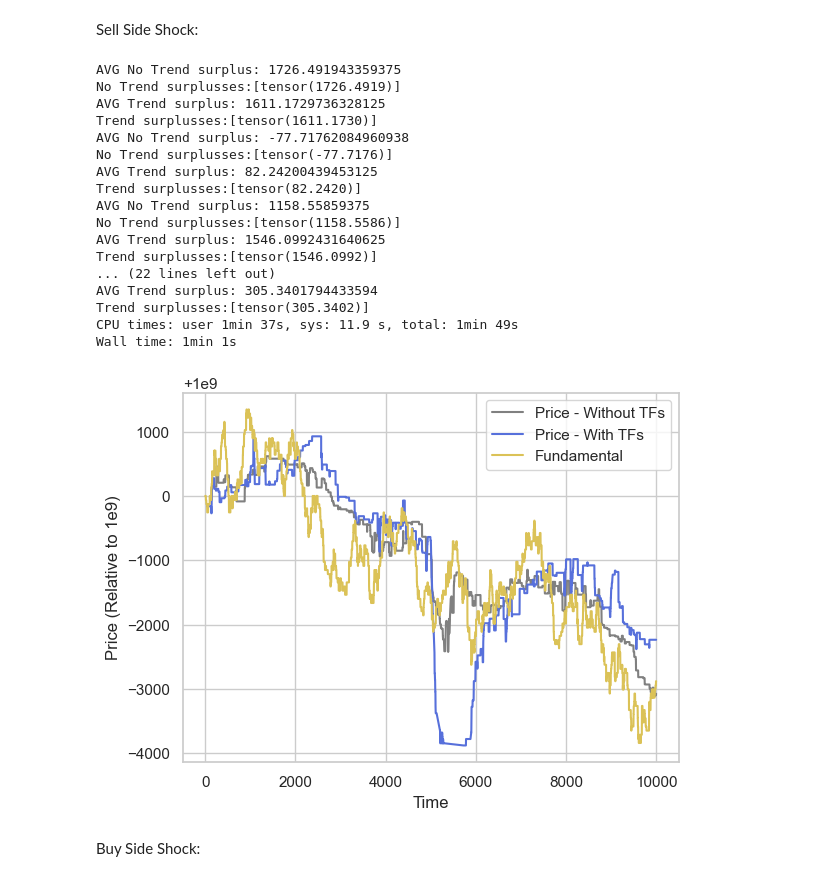
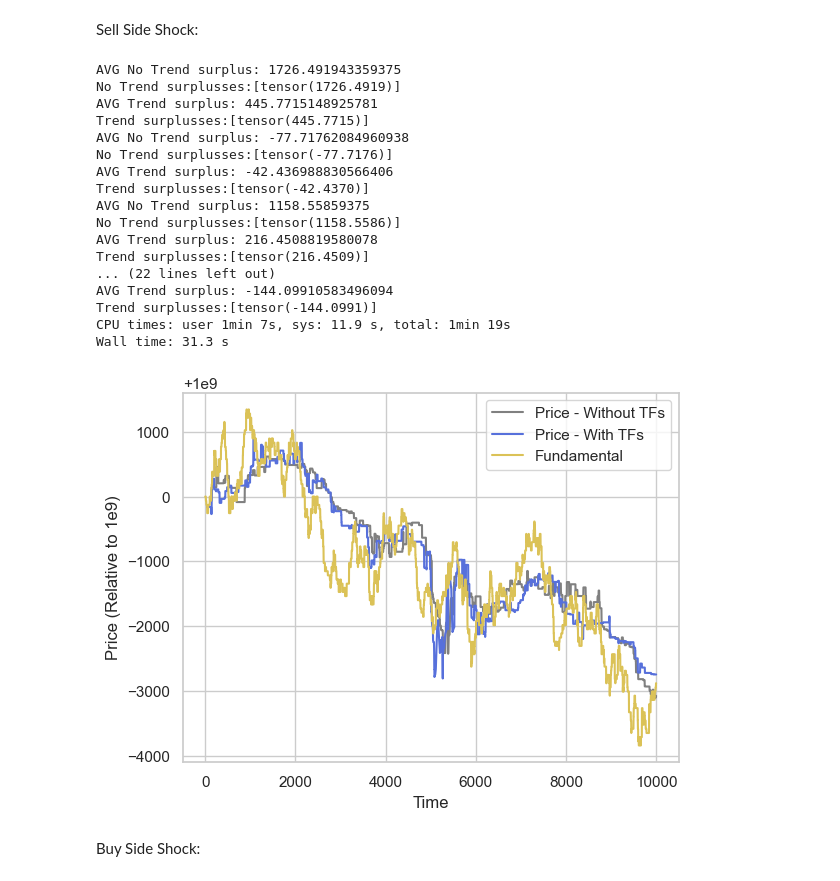
Before and after one commit to dipplestix/pymarketsim, a Jupyter notebook: recreation.ipynb, the cells around one changed output. Drawn from its saved outputs; the diff is of its cells as text; code cells hidden in the pictures.

```diff
--- a/recreation.ipynb
+++ b/recreation.ipynb
@@ -780,9 +780,9 @@ for seed in range(1, 10):
                 shock_interval = 500,
                 shock_volume = 500,
                 shock_side = SELL,
-                L = 8,
-                PI = 100.0,
-                texp = 100,
+                L = 5,
+                PI = 50.0,
+                texp = 50,
                 random_seed = seed,
                 )
 
@@ -825,9 +825,9 @@ for seed in range(1, 10):
                 shock_interval = 500,
                 shock_volume = 500,
                 shock_side = SELL,
-                L = 8,
-                PI = 100.0,
-                texp = 100,
+                L = 5,
+                PI = 50.0,
+                texp = 50,
                 random_seed = seed,
                 )
 
@@ -855,44 +855,44 @@ for seed in range(1, 10):
 
     # Plot using Seaborn and Matplotlib
     sns.set(style="whitegrid")
     palette = sns.color_palette("hls", 8)
     sns.lineplot(data=prices_nt, color='gray', label='Price - Without TFs')
     sns.lineplot(data=prices, color=palette[5], label='Price - With TFs')
     sns.lineplot(data=fnt, color=palette[1], label='Fundamental')
     # sns.lineplot(data=f, color='green', label='Fundamental')
 
 
     # Set plot labels and title
     plt.xlabel('Time')
     plt.ylabel('Price (Relative to 1e9)')
     plt.title('')
 
     # Display legend
     plt.legend()
 
     base = "/Users/rishithseelam/Code/SURE-SRG/market-sim-py/results/fig_6.3/"
 
     # Show plot
     plt.savefig(base + f"6.3_{seed}_SELL.png")
 # %% [output]
 AVG No Trend surplus: 1726.491943359375
 No Trend surplusses:[tensor(1726.4919)]
-AVG Trend surplus: 1611.1729736328125
-Trend surplusses:[tensor(1611.1730)]
+AVG Trend surplus: 445.7715148925781
+Trend surplusses:[tensor(445.7715)]
 AVG No Trend surplus: -77.71762084960938
 No Trend surplusses:[tensor(-77.7176)]
-AVG Trend surplus: 82.24200439453125
-Trend surplusses:[tensor(82.2420)]
+AVG Trend surplus: -42.436988830566406
+Trend surplusses:[tensor(-42.4370)]
 AVG No Trend surplus: 1158.55859375
 No Trend surplusses:[tensor(1158.5586)]
-AVG Trend surplus: 1546.0992431640625
-Trend surplusses:[tensor(1546.0992)]
+AVG Trend surplus: 216.4508819580078
+Trend surplusses:[tensor(216.4509)]
 ... (22 lines left out)
-AVG Trend surplus: 305.3401794433594
-Trend surplusses:[tensor(305.3402)]
-CPU times: user 1min 37s, sys: 11.9 s, total: 1min 49s
-Wall time: 1min 1s
+AVG Trend surplus: -144.09910583496094
+Trend surplusses:[tensor(-144.0991)]
+CPU times: user 1min 7s, sys: 11.9 s, total: 1min 19s
+Wall time: 31.3 s
-[figure, old version]
+[figure, new version]
 # %% [markdown]
 Buy Side Shock:
 # %%
```
Also changed, not shown: parts of 6 cells of this notebook, 55 other files.
